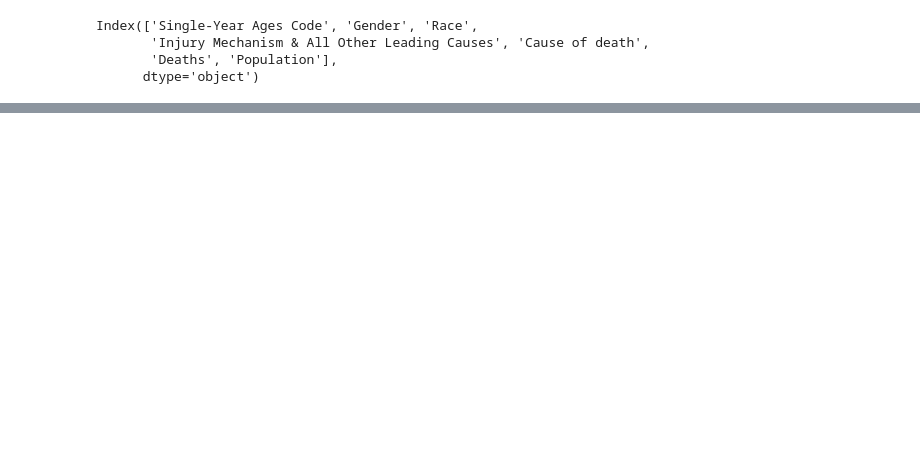
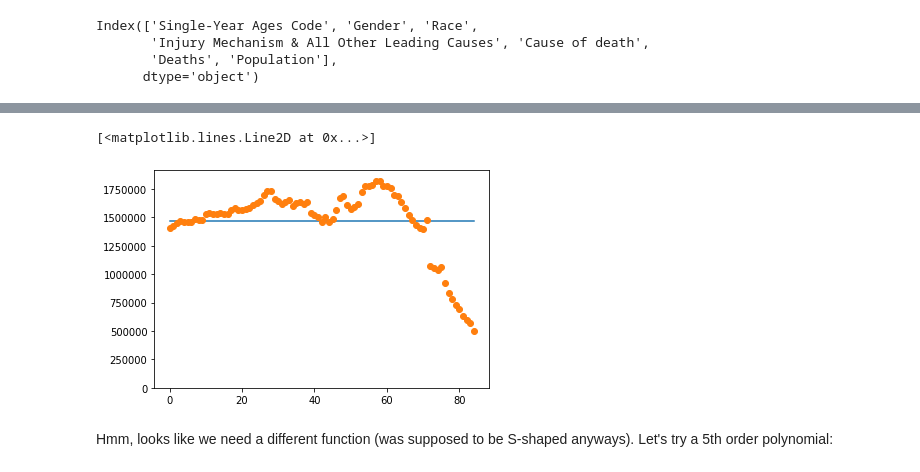
Before and after one commit to jameslee0920/death_simulator, a Jupyter notebook: src/mortality_combining_cleaining.ipynb, the cells around one changed output, grey strips where cells are left out. Saved outputs shown, nothing was run; the diff lists cells and outputs as text; code cells hidden in the pictures; blank space fills up the shorter version.

```diff
--- a/src/mortality_combining_cleaining.ipynb
+++ b/src/mortality_combining_cleaining.ipynb
@@ -116,0 +267,16 @@ Seems appropriate to write to .csv before checking out some of the trends and fi
+# %%
+def f(x, a, b, c, d):
+    return a / (1. + np.exp(-c * (x - d))) + b
+# %%
+(a_, b_, c_, d_), _ = opt.curve_fit(f, x, y)
+# %%
+y_fit = f(x, a_, b_, c_, d_)
+fig, ax = plt.subplots(1, 1, figsize=(6, 4))
+plt.ylim(0, max(white_female_pop) * 1.05) # from 0 to a 5% buffer around high end
+ax.plot(x, y_fit, '-')
+ax.plot(x, y, 'o')
+# %% [output]
+[<matplotlib.lines.Line2D at 0x...>]
+[figure, added]
+# %% [markdown]
+Hmm, looks like we need a different function (was supposed to be S-shaped anyways). Let's try a 5th order polynomial:
```
Also changed, not shown: parts of 35 cells of this notebook, 2 other files.
